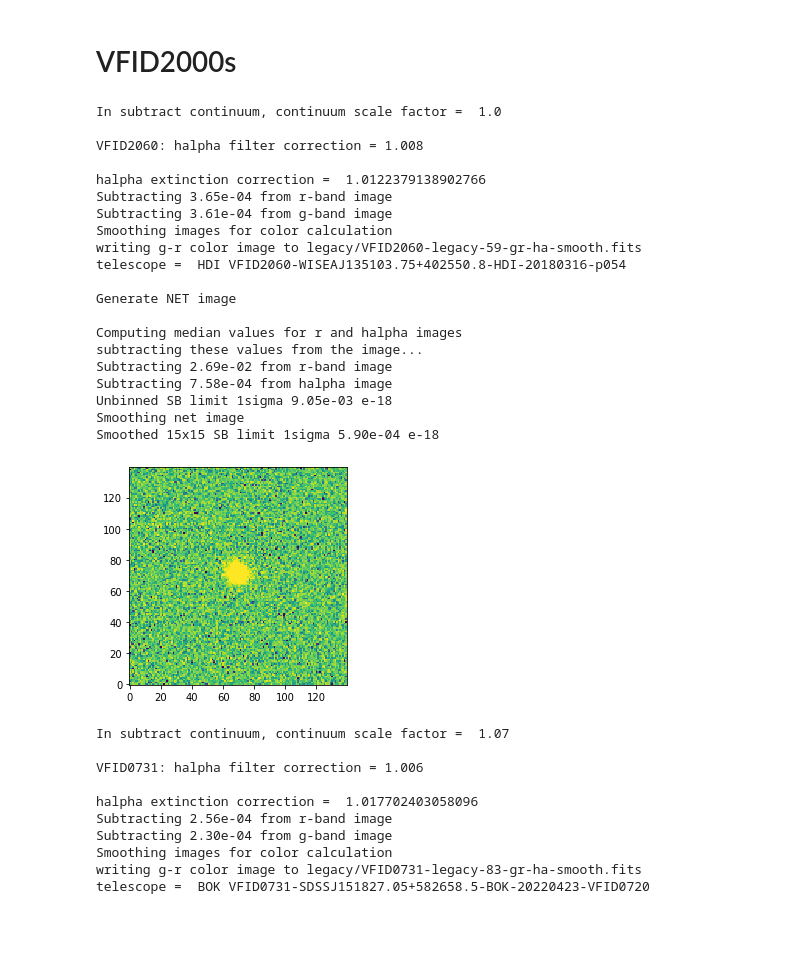
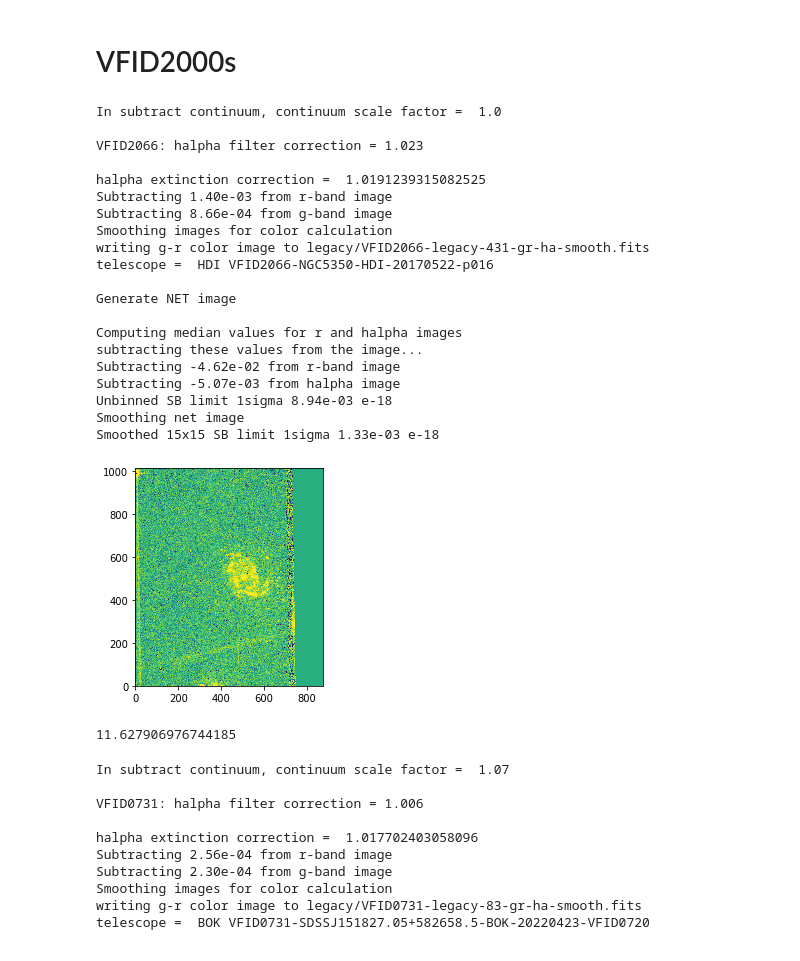
Before and after one commit to rfinn/havirgo, a Jupyter notebook: notebooks/RF_get_continuum_scale_halpha.ipynb, the cells around one changed output. Drawn from its saved outputs; the diff is of its cells as text; code cells hidden in the pictures.

```diff
--- a/notebooks/RF_get_continuum_scale_halpha.ipynb
+++ b/notebooks/RF_get_continuum_scale_halpha.ipynb
@@ -667,44 +667,60 @@ dirname = 'VFID2057-NGC5371-BOK-20220425-VFID2078'
 scalefactor = 1.0
 
 dirname = 'VFID2057-NGC5371-HDI-20170522-p016'
 scalefactor = 1.0
 
 dirname = 'VFID2060-WISEAJ135103.75+402550.8-HDI-20180316-p054'
 scalefactor = 1.0
 
+dirname = 'VFID2066-NGC5350-BOK-20210417-VFID2068'
+scalefactor = 1. # swamped by bright star
 
+
+dirname = 'VFID2070-WISEAJ135318.84+401900.5-BOK-20210417-VFID2068'
+scalefactor = 1. # swamped by bright star
+
+
+dirname = 'VFID2066-NGC5350-HDI-20170522-p016'
+scalefactor = 1. # swamped by bright star
+
+#dirname = 'VFID2072-PGC10049356NED036-BOK-20210417-VFID2068'
+#scalefactor = 1. # swamped by bright star
 
 #######################################################
 ## SUBTRACT CONTINUUM
 #######################################################
 
 os.chdir('/media/rfinn/hdata2/halphagui-output-20240522/cutouts/')
 %run ~/github/havirgo/python/subtract_continuum.py $dirname $scalefactor
 #%run ~/github/havirgo/python/make_mstar_image.py $dirname 0
 #%run ~/github/havirgo/python/get_gr_cont_phot.py $dirname
 #%run ~/github/havirgo/python/get_mstar_sfr_phot.py $dirname
 # %% [output]
 In subtract continuum, continuum scale factor =  1.0
 
-VFID2060: halpha filter correction = 1.008
+VFID2066: halpha filter correction = 1.023
 
-halpha extinction correction =  1.0122379138902766
-Subtracting 3.65e-04 from r-band image
-Subtracting 3.61e-04 from g-band image
+halpha extinction correction =  1.0191239315082525
+Subtracting 1.40e-03 from r-band image
+Subtracting 8.66e-04 from g-band image
 Smoothing images for color calculation
-writing g-r color image to legacy/VFID2060-legacy-59-gr-ha-smooth.fits
-telescope =  HDI VFID2060-WISEAJ135103.75+402550.8-HDI-20180316-p054
+writing g-r color image to legacy/VFID2066-legacy-431-gr-ha-smooth.fits
+telescope =  HDI VFID2066-NGC5350-HDI-20170522-p016
 
 Generate NET image
 
 Computing median values for r and halpha images
 subtracting these values from the image...
-Subtracting 2.69e-02 from r-band image
-Subtracting 7.58e-04 from halpha image
-Unbinned SB limit 1sigma 9.05e-03 e-18
+Subtracting -4.62e-02 from r-band image
+Subtracting -5.07e-03 from halpha image
+Unbinned SB limit 1sigma 8.94e-03 e-18
 Smoothing net image
-Smoothed 15x15 SB limit 1sigma 5.90e-04 e-18
+Smoothed 15x15 SB limit 1sigma 1.33e-03 e-18
-[figure, old version]
+[figure, new version]
+# %%
+5/.43
+# %% [output]
+11.627906976744185
 # %%
 # without boxcar smoothing of R-band data
 # and without g-r smoothing
```
